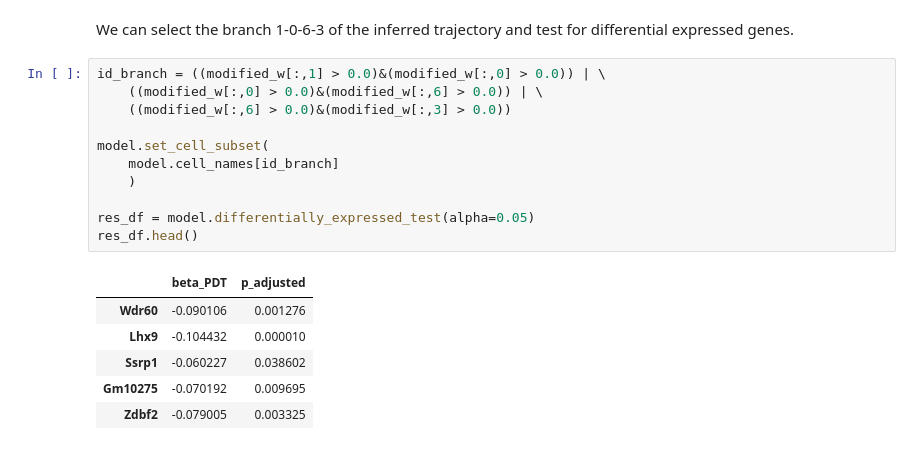
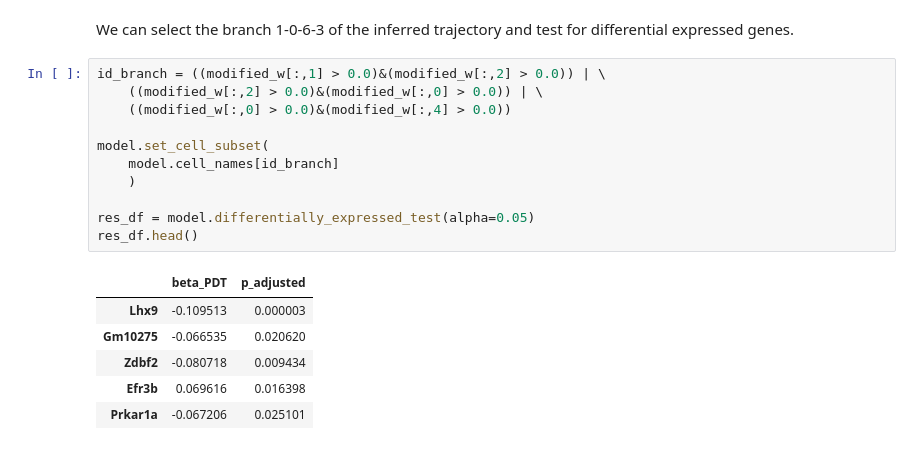
Before and after one commit to jaydu1/VITAE, a Jupyter notebook: tutorials/tutorial_mouse_brain.ipynb, the cells around one changed output. Drawn from its saved outputs; the diff is of its cells as text.

```diff
--- a/tutorials/tutorial_mouse_brain.ipynb
+++ b/tutorials/tutorial_mouse_brain.ipynb
@@ -337,20 +379,20 @@ model.plot_marker_gene('H19')
 # %% [markdown]
 We can select the branch 1-0-6-3 of the inferred trajectory and test for differential expressed genes.
 # %%
-id_branch = ((modified_w[:,1] > 0.0)&(modified_w[:,0] > 0.0)) | \
-    ((modified_w[:,0] > 0.0)&(modified_w[:,6] > 0.0)) | \
-    ((modified_w[:,6] > 0.0)&(modified_w[:,3] > 0.0))
+id_branch = ((modified_w[:,1] > 0.0)&(modified_w[:,2] > 0.0)) | \
+    ((modified_w[:,2] > 0.0)&(modified_w[:,0] > 0.0)) | \
+    ((modified_w[:,0] > 0.0)&(modified_w[:,4] > 0.0))
 
 model.set_cell_subset(
     model.cell_names[id_branch]
     )
 
 res_df = model.differentially_expressed_test(alpha=0.05)
 res_df.head()
 # %% [output]
 |  | beta_PDT | p_adjusted |
-| Wdr60 | -0.090106 | 0.001276 |
-| Lhx9 | -0.104432 | 0.000010 |
-| Ssrp1 | -0.060227 | 0.038602 |
-| Gm10275 | -0.070192 | 0.009695 |
-| Zdbf2 | -0.079005 | 0.003325 |
+| Lhx9 | -0.109513 | 0.000003 |
+| Gm10275 | -0.066535 | 0.020620 |
+| Zdbf2 | -0.080718 | 0.009434 |
+| Efr3b | 0.069616 | 0.016398 |
+| Prkar1a | -0.067206 | 0.025101 |
```
Also changed, not shown: parts of 12 cells of this notebook, 19 other files.
